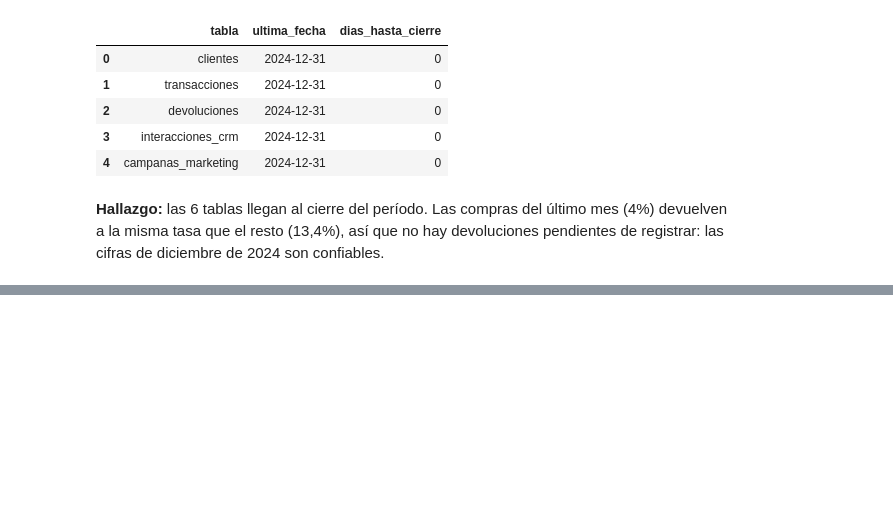
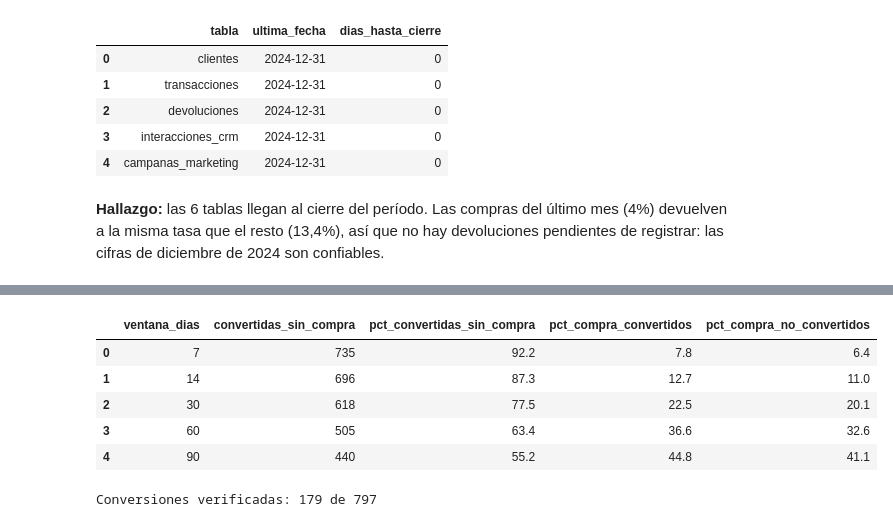
Before and after one commit to Hjanner/retail-intelligence, a Jupyter notebook: notebooks/01_auditoria.ipynb, the cells around one changed output, grey strips where cells are left out. Drawn from its saved outputs; the diff is of its cells as text; code cells hidden in the pictures; blank space fills up the shorter version.

```diff
--- a/notebooks/01_auditoria.ipynb
+++ b/notebooks/01_auditoria.ipynb
@@ -288,0 +301,37 @@ pendientes de registrar: las cifras de diciembre de 2024 son confiables.
+# %%
+VENTANA = 30
+cruce = cam[["campana_id", "cliente_id", "fecha_envio"]].merge(
+    tx[["cliente_id", "fecha"]], on="cliente_id", how="left")
+cruce["dias"] = (cruce.fecha - cruce.fecha_envio).dt.days
+
+def campanas_con_compra(ventana):
+    return set(cruce.loc[cruce.dias.between(0, ventana), "campana_id"])
+
+es_conv = cam.convertido == 1
+filas = []
+for v in [7, 14, 30, 60, 90]:
+    con_compra = cam.campana_id.isin(campanas_con_compra(v))
+    filas.append({
+        "ventana_dias": v,
+        "convertidas_sin_compra": int((es_conv & ~con_compra).sum()),
+        "pct_convertidas_sin_compra": round((~con_compra[es_conv]).mean() * 100, 1),
+        "pct_compra_convertidos": round(con_compra[es_conv].mean() * 100, 1),
+        "pct_compra_no_convertidos": round(con_compra[~es_conv].mean() * 100, 1),
+    })
+sensibilidad = pd.DataFrame(filas)
+sensibilidad
+# %% [output]
+|  | ventana_dias | convertidas_sin_compra | pct_convertidas_sin_compra | pct_compra_convertidos | pct_compra_no_convertidos |
+| 0 | 7 | 735 | 92.2 | 7.8 | 6.4 |
+| 1 | 14 | 696 | 87.3 | 12.7 | 11.0 |
+| 2 | 30 | 618 | 77.5 | 22.5 | 20.1 |
+| 3 | 60 | 505 | 63.4 | 36.6 | 32.6 |
+| 4 | 90 | 440 | 55.2 | 44.8 | 41.1 |
+# %%
+campanas_clean = cam.copy()
+campanas_clean["compra_en_30d"] = campanas_clean.campana_id.isin(campanas_con_compra(VENTANA))
+campanas_clean["conversion_verificada"] = (campanas_clean.convertido == 1) & campanas_clean.compra_en_30d
+campanas_clean.to_csv(CLEAN / "campanas_marketing.csv", index=False)
+print(f"Conversiones verificadas: {campanas_clean.conversion_verificada.sum()} de {es_conv.sum()}")
+# %% [output]
+Conversiones verificadas: 179 de 797
```
Also changed, not shown: parts of 7 cells of this notebook, 2 other files.
